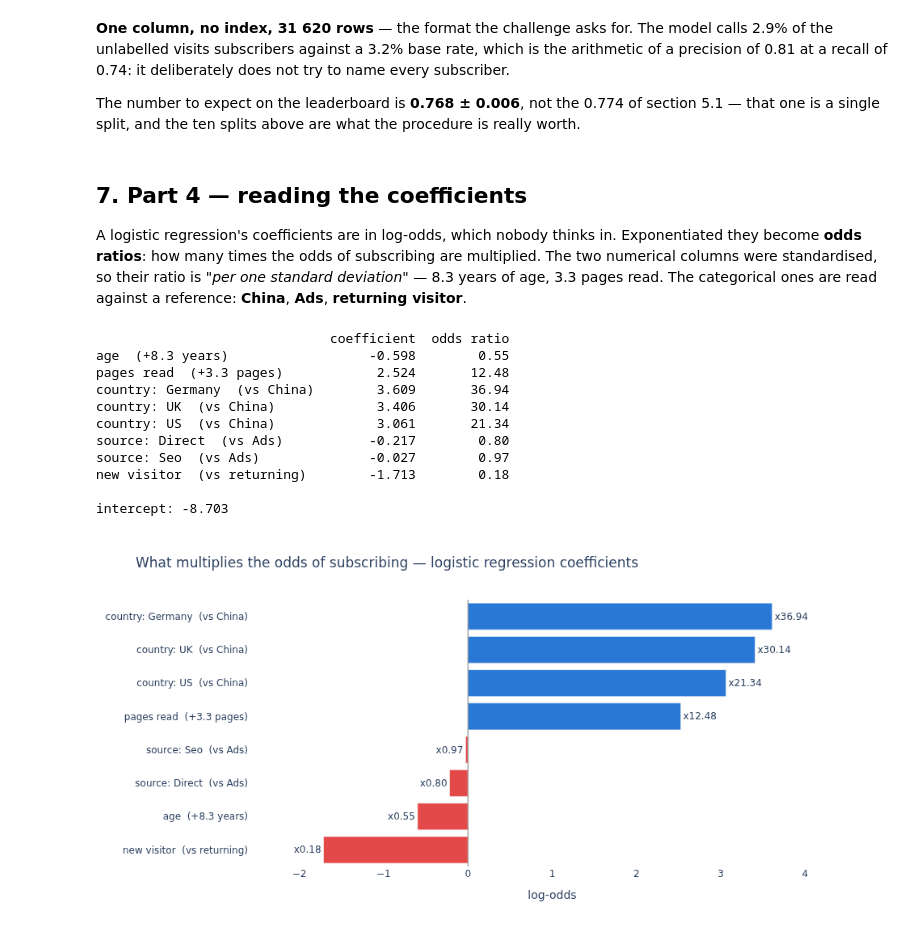
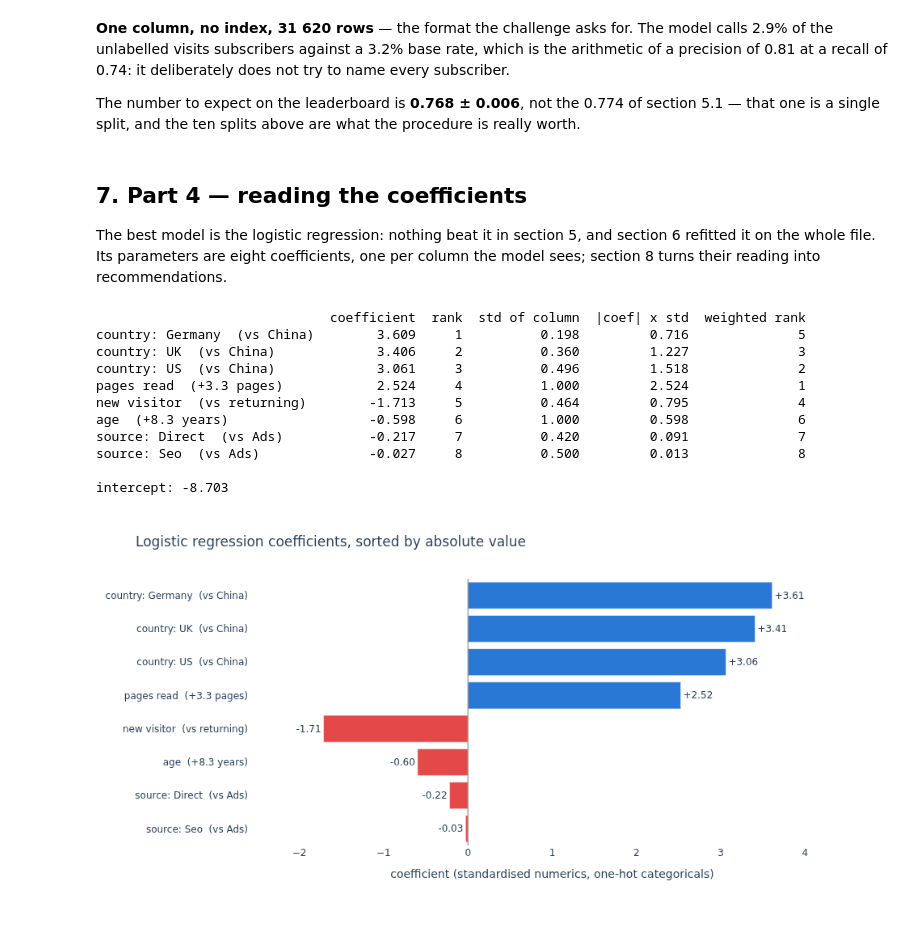
Before and after one commit to paezxavi/jedha_conversion_rate_project, a Jupyter notebook: conversion_rate_project.ipynb, the cells around one changed output. Saved outputs shown, nothing was run; the diff lists cells and outputs as text; code cells hidden in the pictures.

```diff
--- a/conversion_rate_project.ipynb
+++ b/conversion_rate_project.ipynb
@@ -789,54 +775,59 @@ one is a single split, and the ten splits above are what the procedure is really
 # %% [markdown]
 ## 7. Part 4 — reading the coefficients
 
-A logistic regression's coefficients are in log-odds, which nobody thinks in. Exponentiated they
-become **odds ratios**: how many times the odds of subscribing are multiplied. The two numerical
-columns were standardised, so their ratio is *"per one standard deviation"* — 8.3 years of age,
-3.3 pages read. The categorical ones are read against a reference: **China**, **Ads**, **returning
-visitor**.
+The best model is the logistic regression: nothing beat it in
+section 5, and section 6 refitted it on the whole file. Its parameters are eight coefficients, one
+per column the model sees; section 8 turns their reading into recommendations.
 # %%
 names = final.named_steps['pre'].get_feature_names_out()
 coefs = pd.Series(final.named_steps['model'].coef_[0], index=names)
+# The spread of each column as the model sees it: 1 for the two standardised numerics by
+# construction, sqrt(p(1-p)) for a 0/1 indicator that is on in a share p of the visits.
+spread = pd.Series(final.named_steps['pre'].transform(X).std(axis=0), index=names)
 labels = {
     'num__age': 'age  (+8.3 years)',
     'num__total_pages_visited': 'pages read  (+3.3 pages)',
     'cat__country_Germany': 'country: Germany  (vs China)',
     'cat__country_UK': 'country: UK  (vs China)',
     'cat__country_US': 'country: US  (vs China)',
     'cat__source_Direct': 'source: Direct  (vs Ads)',
     'cat__source_Seo': 'source: Seo  (vs Ads)',
     'cat__new_user_1': 'new visitor  (vs returning)',
 }
-table = pd.DataFrame({'coefficient': coefs.round(3),
-                      'odds ratio': np.exp(coefs).round(2)}).rename(index=labels)
-print(table.to_string())
+table = pd.DataFrame({'coefficient': coefs, 'std of column': spread,
+                      '|coef| x std': coefs.abs() * spread})
+table.insert(1, 'rank', table['coefficient'].abs().rank(ascending=False).astype(int))
+table['weighted rank'] = table['|coef| x std'].rank(ascending=False).astype(int)
+print(table.rename(index=labels).round(3).sort_values('rank').to_string())
 print(f'\nintercept: {final.named_steps["model"].intercept_[0]:.3f}')
 
-ordered = coefs.rename(labels).sort_values()
+ordered = coefs.rename(labels)
+ordered = ordered.reindex(ordered.abs().sort_values().index)   # largest |coefficient| on top
 fig = go.Figure(go.Bar(
     x=ordered.values, y=ordered.index, orientation='h',
     marker_color=[RED if v < 0 else BLUE for v in ordered.values],
-    text=[f'x{np.exp(v):.2f}' for v in ordered.values],
+    text=[f'{v:+.2f}' for v in ordered.values],
     textposition='outside', cliponaxis=False,
 ))
 fig.add_vline(x=0, line_width=1, line_color=GREY)
 fig.update_layout(
-    title='What multiplies the odds of subscribing — logistic regression coefficients',
-    xaxis=dict(title='log-odds', showgrid=False, range=[-2.6, 4.6]),
+    title='Logistic regression coefficients, sorted by absolute value',
+    xaxis=dict(title='coefficient (standardised numerics, one-hot categoricals)', showgrid=False,
+               range=[-2.6, 4.6]),
     yaxis=dict(title=None),
 )
 show(fig, '5_coefficients', height=470)
 # %% [output]
-                              coefficient  odds ratio
-age  (+8.3 years)                  -0.598        0.55
-pages read  (+3.3 pages)            2.524       12.48
-country: Germany  (vs China)        3.609       36.94
-country: UK  (vs China)             3.406       30.14
-country: US  (vs China)             3.061       21.34
-source: Direct  (vs Ads)           -0.217        0.80
-source: Seo  (vs Ads)              -0.027        0.97
-new visitor  (vs returning)        -1.713        0.18
+                              coefficient  rank  std of column  |coef| x std  weighted rank
+country: Germany  (vs China)        3.609     1          0.198         0.716              5
+country: UK  (vs China)             3.406     2          0.360         1.227              3
+country: US  (vs China)             3.061     3          0.496         1.518              2
+pages read  (+3.3 pages)            2.524     4          1.000         2.524              1
+new visitor  (vs returning)        -1.713     5          0.464         0.795              4
+age  (+8.3 years)                  -0.598     6          1.000         0.598              6
+source: Direct  (vs Ads)           -0.217     7          0.420         0.091              7
+source: Seo  (vs Ads)              -0.027     8          0.500         0.013              8
 
 intercept: -8.703
-[figure, old version]
+[figure, new version]
 # %% [markdown]
```
Also changed, not shown: parts of 35 cells of this notebook, 2 other files.
